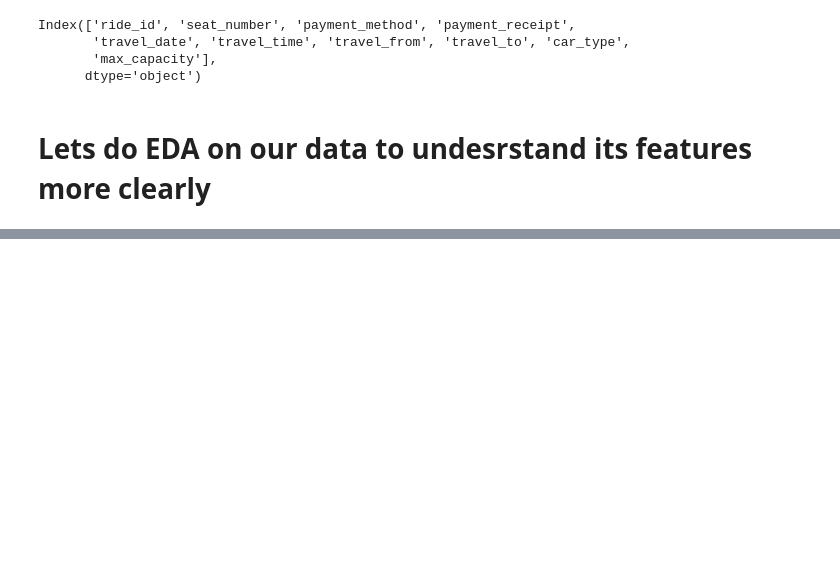
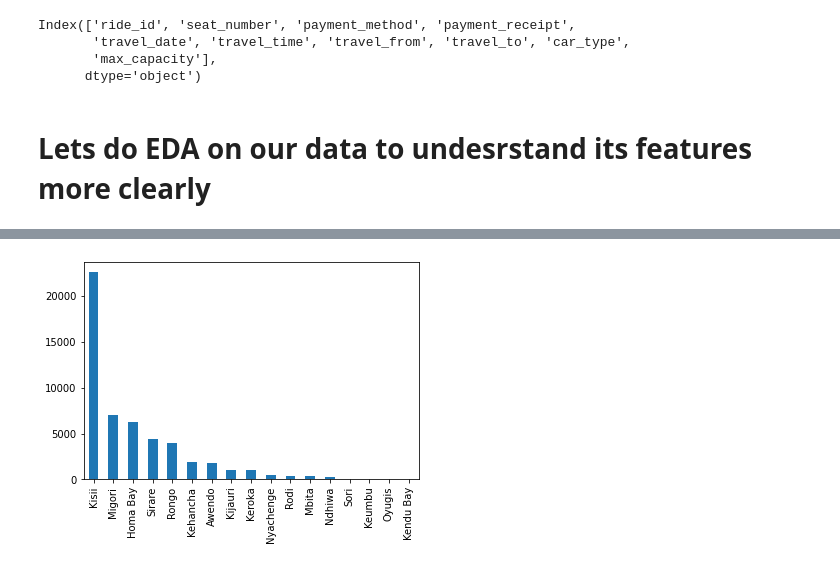
Before and after one commit to Ashwinprocodes/ML-regression-capstone-project, a Jupyter notebook: ML_regression_Demand_Prediction_for_Public_Transport_Capstone_Project.ipynb, the cells around one changed output, grey strips where cells are left out. Drawn from its saved outputs; the diff is of its cells as text; code cells hidden in the pictures; blank space fills up the shorter version.

```diff
--- a/ML_regression_Demand_Prediction_for_Public_Transport_Capstone_Project.ipynb
+++ b/ML_regression_Demand_Prediction_for_Public_Transport_Capstone_Project.ipynb
@@ -191,0 +207,5 @@ Index(['ride_id', 'seat_number', 'payment_method', 'payment_receipt',
+# %%
+dataset['travel_from'].value_counts().plot(kind='bar')
+plt.show()
+# %% [output]
+[figure, added]
```
Also changed, not shown: parts of 4 cells of this notebook.
